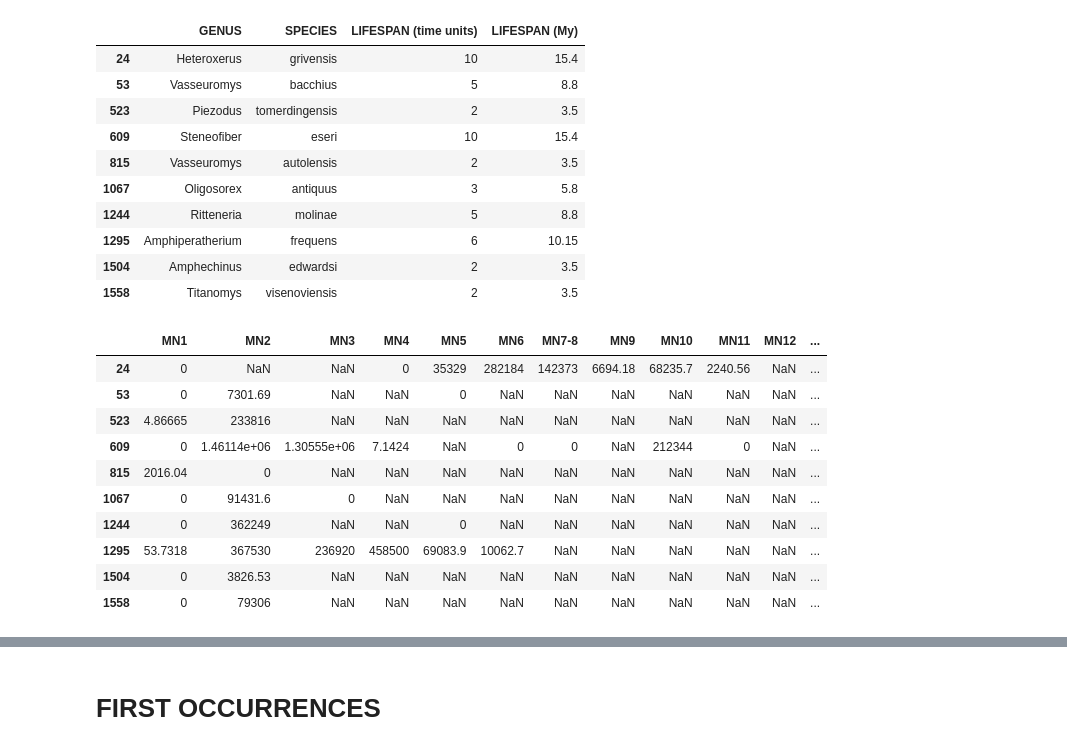
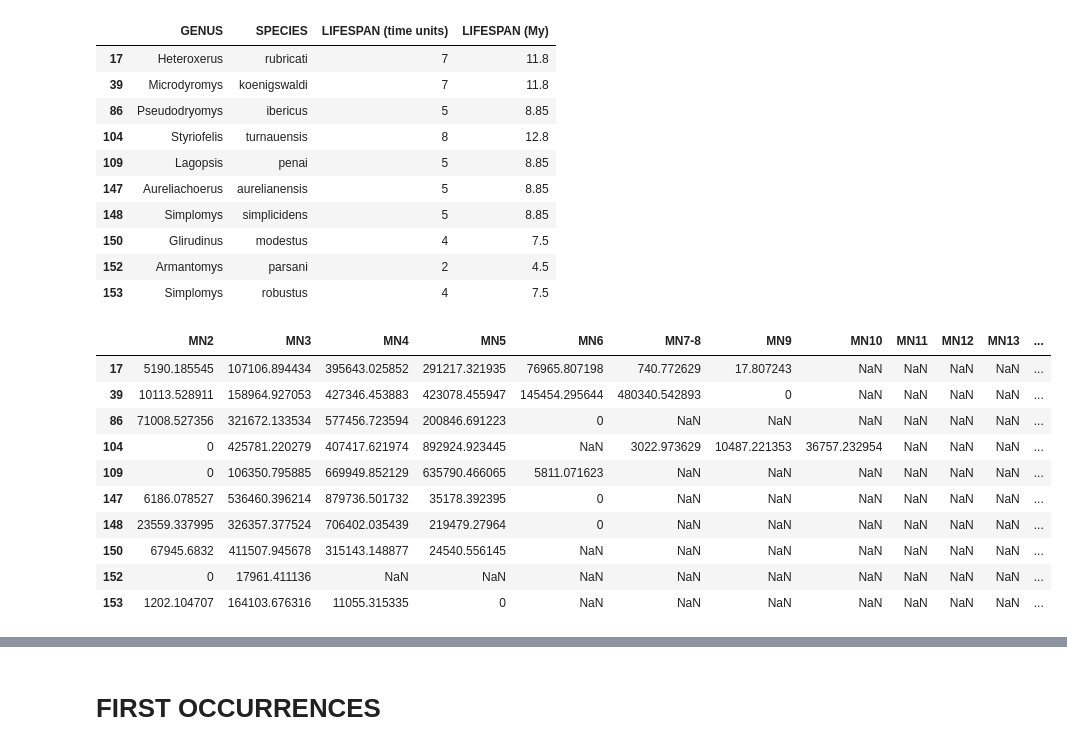
Before and after one commit to jaksticks/NOW_codes, a Jupyter notebook: radius500/notebooks/9b. species_geodesic_areas.ipynb, the cells around one changed output, grey strips where cells are left out. Drawn from its saved outputs; the diff is of its cells as text; code cells hidden in the pictures.

Commit message:
figure updates and age+area re-calculations

```diff
--- a/radius500/notebooks/9b. species_geodesic_areas.ipynb
+++ b/radius500/notebooks/9b. species_geodesic_areas.ipynb
@@ -37,0 +34,19 @@ len(allowed_species)
+# %%
+# only including species that were "born" in or after MN2 and "died" in or before MQ18 within the study area
+allowed_species_1 = []
+for timeUnit in timeUnits[2:-2]:
+    all_species = speciesFirstOccurrence.loc[speciesFirstOccurrence[timeUnit]==1].index
+    for species in all_species:
+        occurrences = df[(df['ID']==species) & (df['TIMEUNIT']==timeUnit)]
+        if ( occurrences.loc[(occurrences['LAT']>35) & (occurrences['LONG']>-25) \
+                           & (occurrences['LONG']<40)].shape[0] ) > 0:
+            allowed_species_1.append(species)
+
+allowed_species_2 = []
+for timeUnit in timeUnits[2:-2]:
+    all_species = speciesLastOccurrence.loc[speciesLastOccurrence[timeUnit]==1].index
+    for species in all_species:
+        occurrences = df[(df['ID']==species) & (df['TIMEUNIT']==timeUnit)]
+        if ( occurrences.loc[(occurrences['LAT']>35) & (occurrences['LONG']>-25) \
+                           & (occurrences['LONG']<40)].shape[0] ) > 0:
+            allowed_species_2.append(species)
@@ -37,0 +63,4 @@ len(allowed_species)
+# %%
+allowed_species = [x for x in allowed_species_1 if x in allowed_species_2]
+print(len(allowed_species))
+print(sorted(allowed_species)[0:10])
@@ -38,6 +89,6 @@ len(allowed_species)
 # %%
 speciesLifespan = pd.DataFrame(index=allowed_species,columns=['GENUS','SPECIES','LIFESPAN (time units)','LIFESPAN (My)'])
-speciesRange = pd.DataFrame(index=allowed_species,columns=timeUnits[1:19])
+speciesRange = pd.DataFrame(index=allowed_species,columns=timeUnits[2:18])
 
 # count expections
 count_1 = 0
@@ -45,7 +96,7 @@ count_2 = 0
 count_3 = 0
 count_other = 0
 
-tic = time.clock()
+tic = time.process_time()
 for species in speciesLifespan.index:
     timeUnitFirst = timeUnits.index(speciesFirstOccurrence.loc[species].idxmax())
     timeUnitLast = timeUnits.index(speciesLastOccurrence.loc[species].idxmax())
@@ -81,7 +132,7 @@ for species in speciesLifespan.index:
                     count_other += 1
 
 
-toc = time.clock()
+toc = time.process_time()
 print('Time elapsed: ' + str((toc-tic)/60) + ' minutes.')
 print()
 
@@ -116,28 +167,28 @@ Percentage: 0.01788805539526832
 
 count_other: 0
 Percentage: 0.0
 |  | GENUS | SPECIES | LIFESPAN (time units) | LIFESPAN (My) |
-| 24 | Heteroxerus | grivensis | 10 | 15.4 |
-| 53 | Vasseuromys | bacchius | 5 | 8.8 |
-| 523 | Piezodus | tomerdingensis | 2 | 3.5 |
-| 609 | Steneofiber | eseri | 10 | 15.4 |
-| 815 | Vasseuromys | autolensis | 2 | 3.5 |
-| 1067 | Oligosorex | antiquus | 3 | 5.8 |
-| 1244 | Ritteneria | molinae | 5 | 8.8 |
-| 1295 | Amphiperatherium | frequens | 6 | 10.15 |
-| 1504 | Amphechinus | edwardsi | 2 | 3.5 |
-| 1558 | Titanomys | visenoviensis | 2 | 3.5 |
+| 17 | Heteroxerus | rubricati | 7 | 11.8 |
+| 39 | Microdyromys | koenigswaldi | 7 | 11.8 |
+| 86 | Pseudodryomys | ibericus | 5 | 8.85 |
+| 104 | Styriofelis | turnauensis | 8 | 12.8 |
+| 109 | Lagopsis | penai | 5 | 8.85 |
+| 147 | Aureliachoerus | aurelianensis | 5 | 8.85 |
+| 148 | Simplomys | simplicidens | 5 | 8.85 |
+| 150 | Glirudinus | modestus | 4 | 7.5 |
+| 152 | Armantomys | parsani | 2 | 4.5 |
+| 153 | Simplomys | robustus | 4 | 7.5 |
-|  | MN1 | MN2 | MN3 | MN4 | MN5 | MN6 | MN7-8 | MN9 | MN10 | MN11 | MN12 | ... |
-| 24 | 0 | NaN | NaN | 0 | 35329 | 282184 | 142373 | 6694.18 | 68235.7 | 2240.56 | NaN | ... |
-| 53 | 0 | 7301.69 | NaN | NaN | 0 | NaN | NaN | NaN | NaN | NaN | NaN | ... |
-| 523 | 4.86665 | 233816 | NaN | NaN | NaN | NaN | NaN | NaN | NaN | NaN | NaN | ... |
-| 609 | 0 | 1.46114e+06 | 1.30555e+06 | 7.1424 | NaN | 0 | 0 | NaN | 212344 | 0 | NaN | ... |
-| 815 | 2016.04 | 0 | NaN | NaN | NaN | NaN | NaN | NaN | NaN | NaN | NaN | ... |
-| 1067 | 0 | 91431.6 | 0 | NaN | NaN | NaN | NaN | NaN | NaN | NaN | NaN | ... |
-| 1244 | 0 | 362249 | NaN | NaN | 0 | NaN | NaN | NaN | NaN | NaN | NaN | ... |
-| 1295 | 53.7318 | 367530 | 236920 | 458500 | 69083.9 | 10062.7 | NaN | NaN | NaN | NaN | NaN | ... |
-| 1504 | 0 | 3826.53 | NaN | NaN | NaN | NaN | NaN | NaN | NaN | NaN | NaN | ... |
-| 1558 | 0 | 79306 | NaN | NaN | NaN | NaN | NaN | NaN | NaN | NaN | NaN | ... |
+|  | MN2 | MN3 | MN4 | MN5 | MN6 | MN7-8 | MN9 | MN10 | MN11 | MN12 | MN13 | ... |
+| 17 | 5190.185545 | 107106.894434 | 395643.025852 | 291217.321935 | 76965.807198 | 740.772629 | 17.807243 | NaN | NaN | NaN | NaN | ... |
+| 39 | 10113.528911 | 158964.927053 | 427346.453883 | 423078.455947 | 145454.295644 | 480340.542893 | 0 | NaN | NaN | NaN | NaN | ... |
+| 86 | 71008.527356 | 321672.133534 | 577456.723594 | 200846.691223 | 0 | NaN | NaN | NaN | NaN | NaN | NaN | ... |
+| 104 | 0 | 425781.220279 | 407417.621974 | 892924.923445 | NaN | 3022.973629 | 10487.221353 | 36757.232954 | NaN | NaN | NaN | ... |
+| 109 | 0 | 106350.795885 | 669949.852129 | 635790.466065 | 5811.071623 | NaN | NaN | NaN | NaN | NaN | NaN | ... |
+| 147 | 6186.078527 | 536460.396214 | 879736.501732 | 35178.392395 | 0 | NaN | NaN | NaN | NaN | NaN | NaN | ... |
+| 148 | 23559.337995 | 326357.377524 | 706402.035439 | 219479.27964 | 0 | NaN | NaN | NaN | NaN | NaN | NaN | ... |
+| 150 | 67945.6832 | 411507.945678 | 315143.148877 | 24540.556145 | NaN | NaN | NaN | NaN | NaN | NaN | NaN | ... |
+| 152 | 0 | 17961.411136 | NaN | NaN | NaN | NaN | NaN | NaN | NaN | NaN | NaN | ... |
+| 153 | 1202.104707 | 164103.676316 | 11055.315335 | 0 | NaN | NaN | NaN | NaN | NaN | NaN | NaN | ... |
 # %%
 world = world.to_crs(epsg=4326)
 myMap = world.cx[:,:]
```
Also changed, not shown: parts of 13 cells of this notebook, 14 other files.
